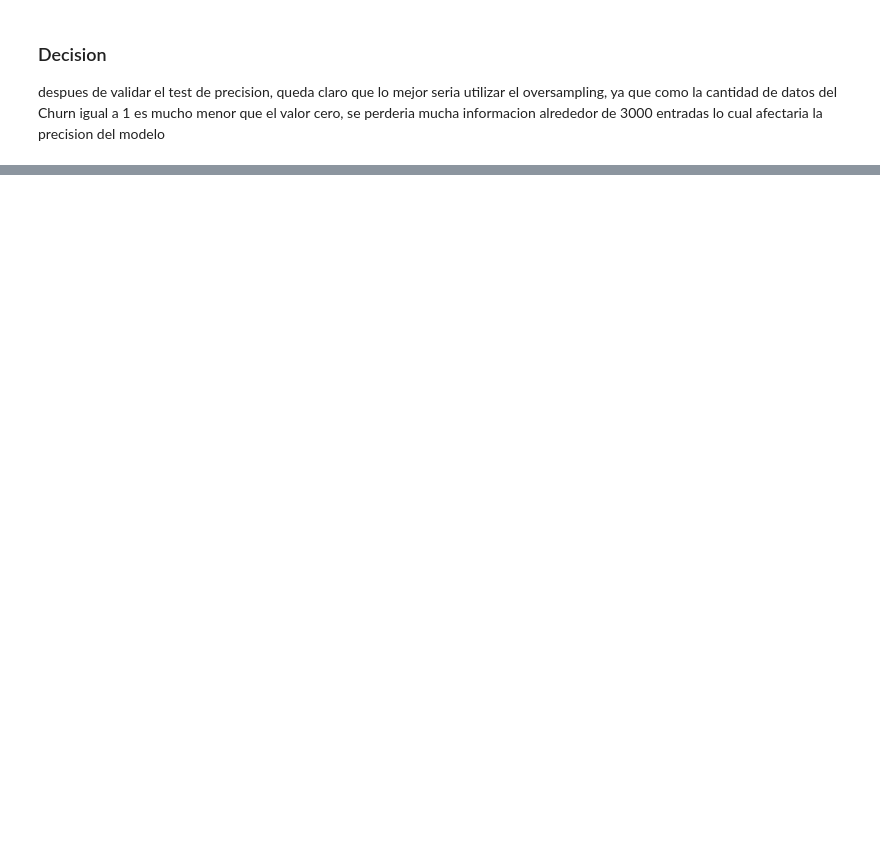
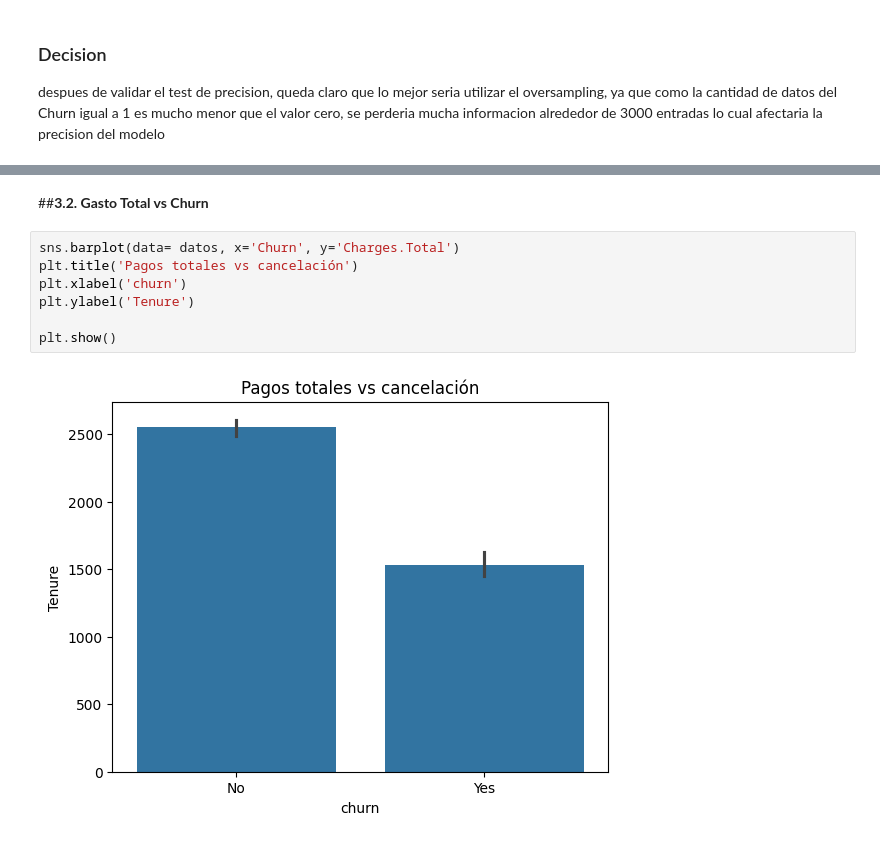
Before and after one commit to dialejo/Telecom_x2, a Jupyter notebook: Telecom_X2_Churn_prediccion.ipynb, the cells around one changed output, grey strips where cells are left out. Saved outputs shown, nothing was run; the diff lists cells and outputs as text; blank space fills up the shorter version.

```diff
--- a/Telecom_X2_Churn_prediccion.ipynb
+++ b/Telecom_X2_Churn_prediccion.ipynb
@@ -537,0 +594,11 @@ despues de validar el test de precision, queda claro que lo mejor seria utilizar
+# %% [markdown]
+##**3.2. Gasto Total vs Churn**
+# %%
+sns.barplot(data= datos, x='Churn', y='Charges.Total')
+plt.title('Pagos totales vs cancelación')
+plt.xlabel('churn')
+plt.ylabel('Tenure')
+
+plt.show()
+# %% [output]
+[figure, added]
```
Also changed, not shown: parts of 22 cells of this notebook.
